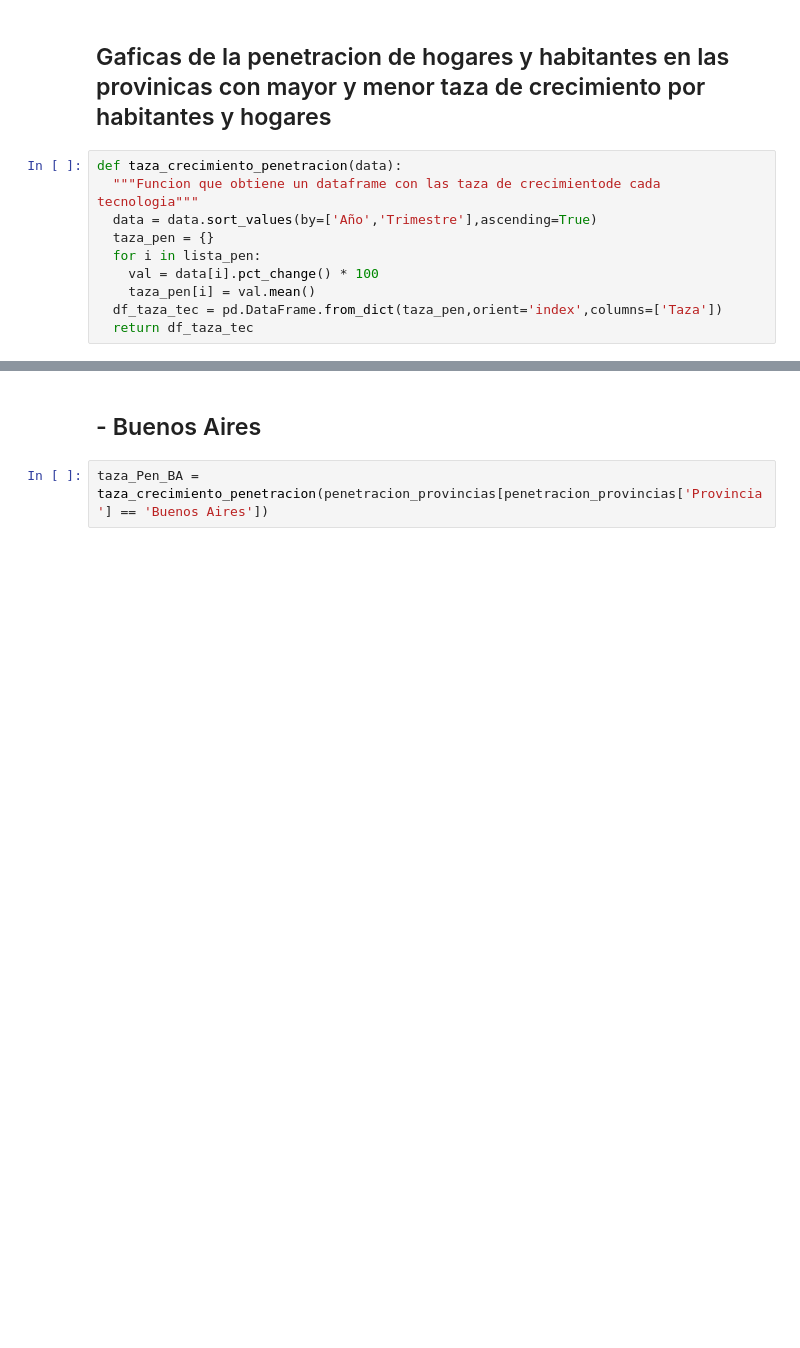
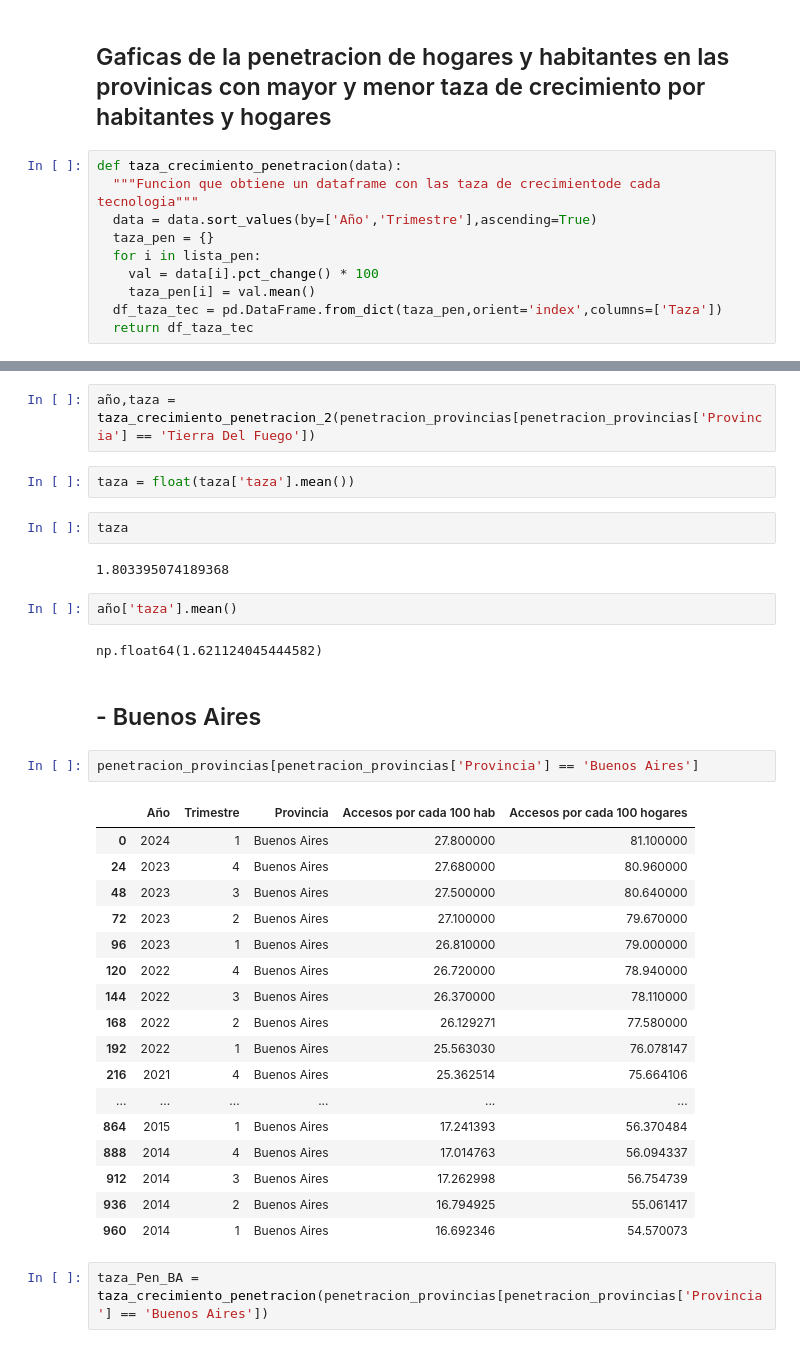
Before and after one commit to RogerCortezRosas/Telecom_Analytics, a Jupyter notebook: EDA.ipynb, the cells around one changed output, grey strips where cells are left out. Saved outputs shown, nothing was run; the diff lists cells and outputs as text; blank space fills up the shorter version.

```diff
--- a/EDA.ipynb
+++ b/EDA.ipynb
@@ -1360,5 +1393,37 @@ def taza_crecimiento_penetracion(data):
+# %%
+año,taza = taza_crecimiento_penetracion_2(penetracion_provincias[penetracion_provincias['Provincia'] == 'Tierra Del Fuego'])
+# %%
+taza = float(taza['taza'].mean())
+# %%
+taza
+# %% [output]
+1.803395074189368
+# %%
+año['taza'].mean()
+# %% [output]
+np.float64(1.621124045444582)
 # %% [markdown]
 ## - Buenos Aires
+# %%
+penetracion_provincias[penetracion_provincias['Provincia'] == 'Buenos Aires']
+# %% [output]
+|  | Año | Trimestre | Provincia | Accesos por cada 100 hab | Accesos por cada 100 hogares |
+| 0 | 2024 | 1 | Buenos Aires | 27.800000 | 81.100000 |
+| 24 | 2023 | 4 | Buenos Aires | 27.680000 | 80.960000 |
+| 48 | 2023 | 3 | Buenos Aires | 27.500000 | 80.640000 |
+| 72 | 2023 | 2 | Buenos Aires | 27.100000 | 79.670000 |
+| 96 | 2023 | 1 | Buenos Aires | 26.810000 | 79.000000 |
+| 120 | 2022 | 4 | Buenos Aires | 26.720000 | 78.940000 |
+| 144 | 2022 | 3 | Buenos Aires | 26.370000 | 78.110000 |
+| 168 | 2022 | 2 | Buenos Aires | 26.129271 | 77.580000 |
+| 192 | 2022 | 1 | Buenos Aires | 25.563030 | 76.078147 |
+| 216 | 2021 | 4 | Buenos Aires | 25.362514 | 75.664106 |
+| ... | ... | ... | ... | ... | ... |
+| 864 | 2015 | 1 | Buenos Aires | 17.241393 | 56.370484 |
+| 888 | 2014 | 4 | Buenos Aires | 17.014763 | 56.094337 |
+| 912 | 2014 | 3 | Buenos Aires | 17.262998 | 56.754739 |
+| 936 | 2014 | 2 | Buenos Aires | 16.794925 | 55.061417 |
+| 960 | 2014 | 1 | Buenos Aires | 16.692346 | 54.570073 |
 # %%
 taza_Pen_BA = taza_crecimiento_penetracion(penetracion_provincias[penetracion_provincias['Provincia'] == 'Buenos Aires'])
 # %%
```
Also changed, not shown: parts of 2 cells of this notebook, 1 other file.
